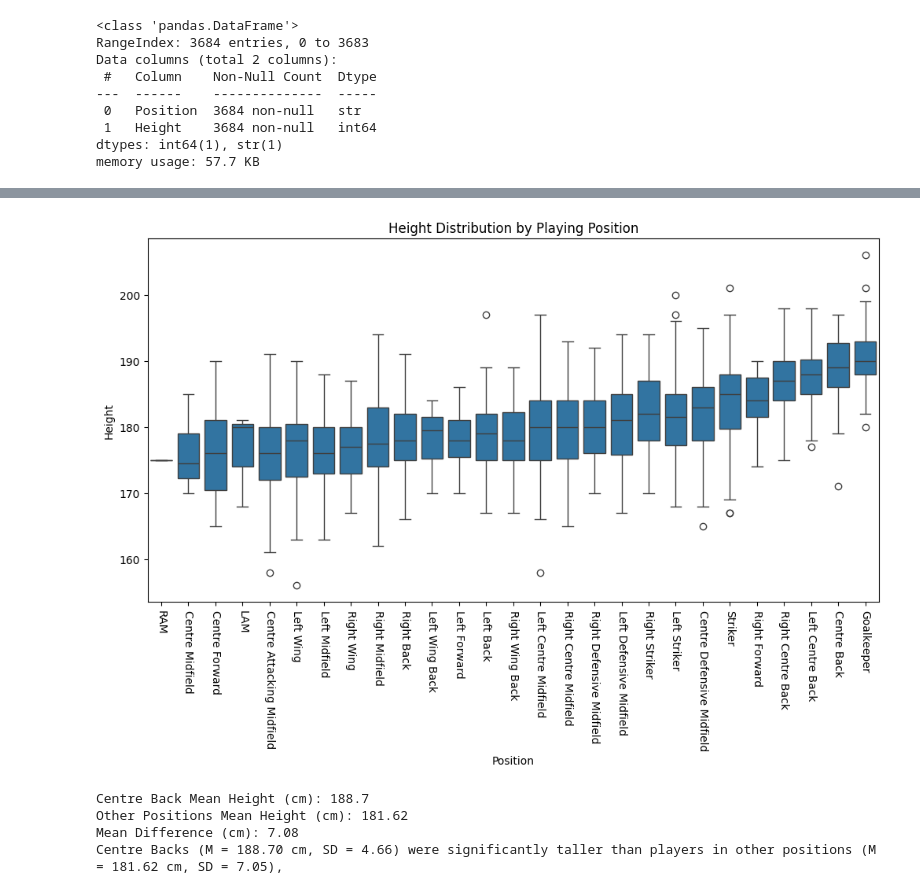
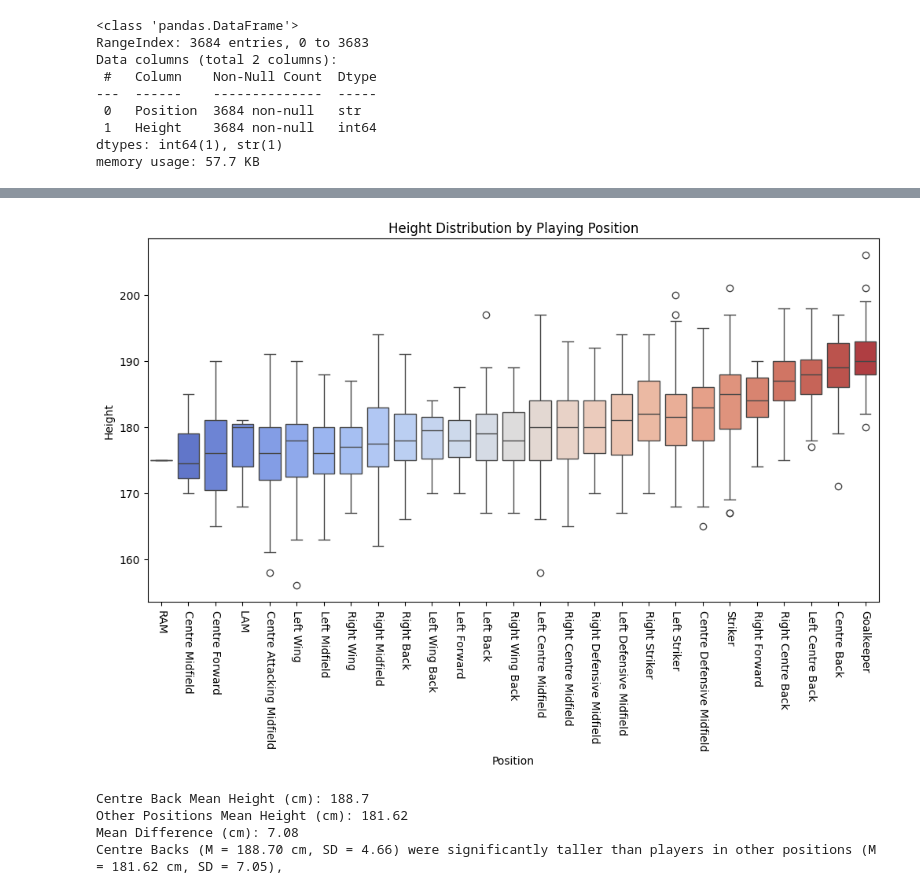
Before and after one commit to fern-1210/IronHack-w3-Modual1-Project3, a Jupyter notebook: Notebook/Hypothesis1_GHV.ipynb, the cells around one changed output, grey strips where cells are left out. Drawn from its saved outputs; the diff is of its cells as text; code cells hidden in the pictures.

Commit message:
Add Hypothesis notebooks and height distribution plots

```diff
--- a/Notebook/Hypothesis1_GHV.ipynb
+++ b/Notebook/Hypothesis1_GHV.ipynb
@@ -70,17 +70,17 @@ Name: Height, dtype: float64
 # %%
 
 
 # Mean height per position (after filtering)
 mean_height = df_filtered.groupby("Position")["Height"].mean().sort_values()
 
 
 plt.figure(figsize=(12,6))
-sns.boxplot(data=df_filtered, x="Position", y="Height", order=mean_height.index)
+sns.boxplot(data=df_filtered, x="Position", y="Height", order=mean_height.index,palette="coolwarm")
 plt.xticks(rotation=270)
 plt.title("Height Distribution by Playing Position")
 plt.show()
 # %% [output]
-[figure, old version]
+[figure, new version]
 # %%
 cb_height = df_filtered[df_filtered["Position"] == "Centre Back"]["Height"]
 other_height = df_filtered[df_filtered["Position"] != "Centre Back"]["Height"]
```
Also changed, not shown: 6 other files.
